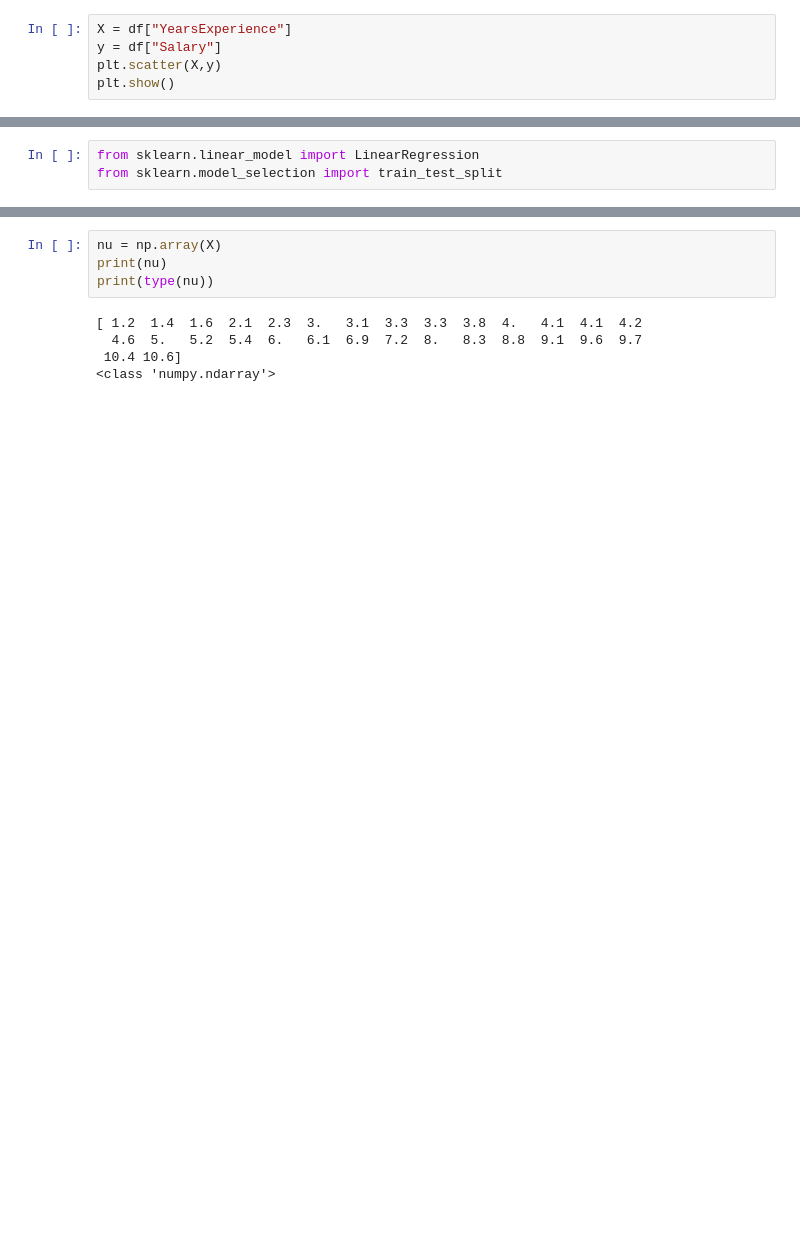
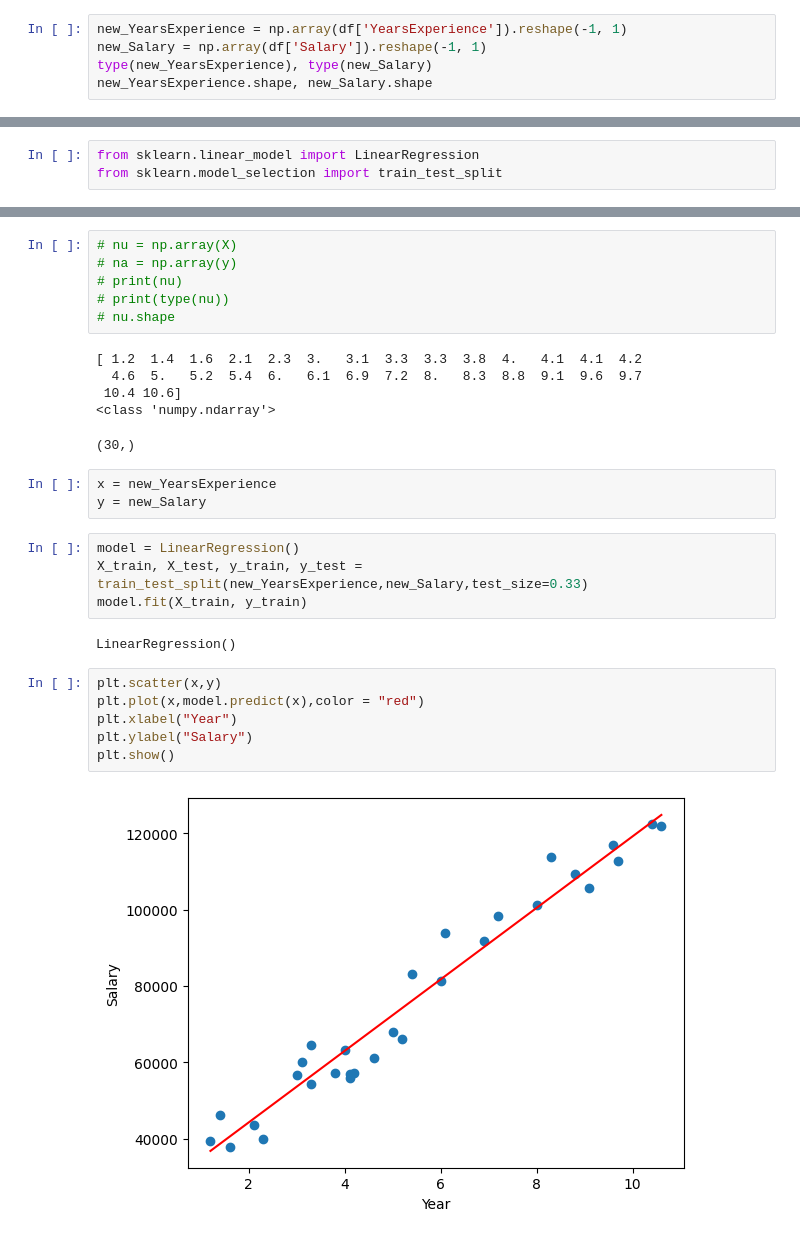
Before and after one commit to Lunivmaharjans/Python, a Jupyter notebook: day17.ipynb, the cells around one changed output, grey strips where cells are left out. Saved outputs shown, nothing was run; the diff lists cells and outputs as text; blank space fills up the shorter version.

```diff
--- a/day17.ipynb
+++ b/day17.ipynb
@@ -14,8 +14,8 @@ df.head()
 | 3 | 3 | 2.1 | 43526.0 |
 | 4 | 4 | 2.3 | 39892.0 |
 # %%
-X = df["YearsExperience"]
-y = df["Salary"]
-plt.scatter(X,y)
-plt.show()
+new_YearsExperience = np.array(df['YearsExperience']).reshape(-1, 1)
+new_Salary = np.array(df['Salary']).reshape(-1, 1)
+type(new_YearsExperience), type(new_Salary)
+new_YearsExperience.shape, new_Salary.shape
 # %% [output]
@@ -30,9 +31,29 @@ pandas.Series
 # %%
-nu = np.array(X)
-print(nu)
-print(type(nu))
+# nu = np.array(X)
+# na = np.array(y)
+# print(nu)
+# print(type(nu))
+# nu.shape
 # %% [output]
 [ 1.2  1.4  1.6  2.1  2.3  3.   3.1  3.3  3.3  3.8  4.   4.1  4.1  4.2
   4.6  5.   5.2  5.4  6.   6.1  6.9  7.2  8.   8.3  8.8  9.1  9.6  9.7
  10.4 10.6]
 <class 'numpy.ndarray'>
+(30,)
+# %%
+x = new_YearsExperience
+y = new_Salary
+# %%
+model = LinearRegression()
+X_train, X_test, y_train, y_test = train_test_split(new_YearsExperience,new_Salary,test_size=0.33)
+model.fit(X_train, y_train)
+# %% [output]
+LinearRegression()
+# %%
+plt.scatter(x,y)
+plt.plot(x,model.predict(x),color = "red")
+plt.xlabel("Year")
+plt.ylabel("Salary")
+plt.show()
+# %% [output]
+[figure, added]
```
Also changed, not shown: parts of 9 cells of this notebook.
